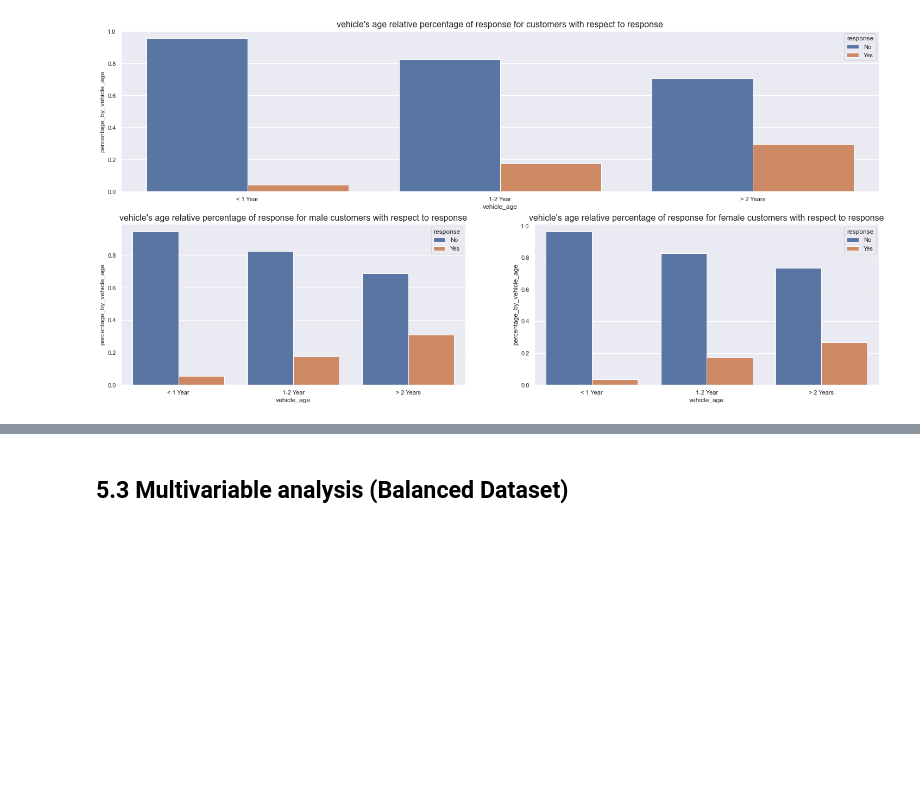
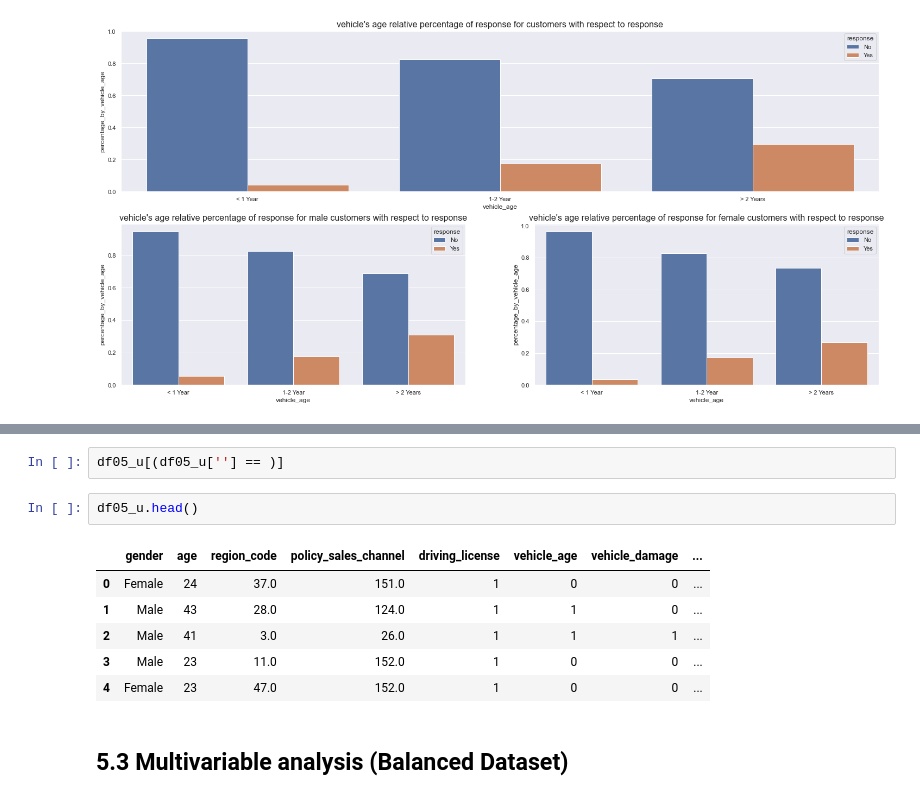
Before and after one commit to FabioCaffarello/insurance-cross-sell, a Jupyter notebook: 01-Notebooks/end_to_end_insurance_cross_sell.ipynb, the cells around one changed output, grey strips where cells are left out. Cells and saved outputs as stored; diff of their text form; blank space fills up the shorter version.

```diff
--- a/01-Notebooks/end_to_end_insurance_cross_sell.ipynb
+++ b/01-Notebooks/end_to_end_insurance_cross_sell.ipynb
@@ -847,3 +888,14 @@ aux06.head(10)
+# %%
+df05_u[(df05_u[''] == )]
+# %%
+df05_u.head()
+# %% [output]
+|  | gender | age | region_code | policy_sales_channel | driving_license | vehicle_age | vehicle_damage | ... |
+| 0 | Female | 24 | 37.0 | 151.0 | 1 | 0 | 0 | ... |
+| 1 | Male | 43 | 28.0 | 124.0 | 1 | 1 | 0 | ... |
+| 2 | Male | 41 | 3.0 | 26.0 | 1 | 1 | 1 | ... |
+| 3 | Male | 23 | 11.0 | 152.0 | 1 | 0 | 0 | ... |
+| 4 | Female | 23 | 47.0 | 152.0 | 1 | 0 | 0 | ... |
 # %% [markdown]
 ## 5.3 Multivariable analysis (Balanced Dataset)
 # %%
```
Also changed, not shown: parts of 9 cells of this notebook, 1 other file.
